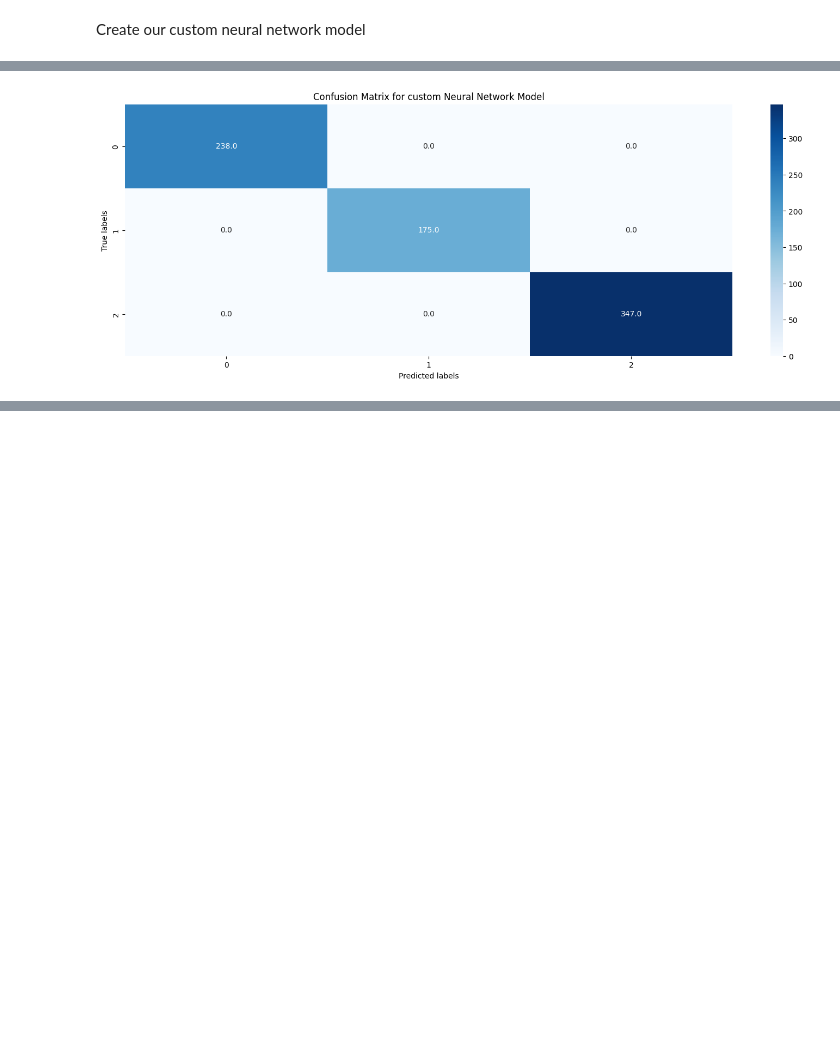
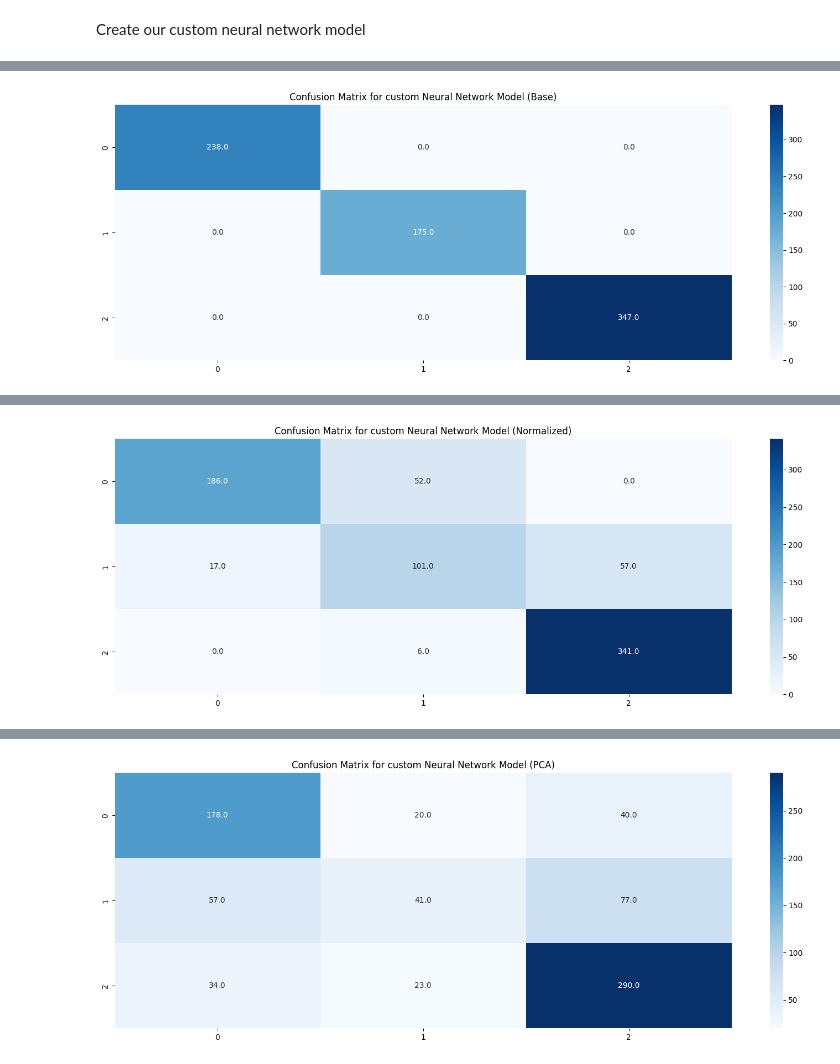
Before and after one commit to mathewsjoyy/Project_Code_Year3, a Jupyter notebook: Code/project_COPY_TEST.ipynb, the cells around one changed output, grey strips where cells are left out. Drawn from its saved outputs; the diff is of its cells as text; code cells hidden in the pictures; blank space fills up the shorter version.

Commit message:
found bug in confusion matrix code, and finished rest of nn code

```diff
--- a/Code/project_COPY_TEST.ipynb
+++ b/Code/project_COPY_TEST.ipynb
@@ -915,15 +909,22 @@ Test Accuracy (Normalized): 0.8263157606124878
 # %%
-# Produce a confusion matrix for the neural network model
-conf_matrix = confusion_matrix(np.argmax(y_test, axis=1), np.argmax(model.predict(X_test), axis=1))
+# Function to plot the confusion matrix for the neural network model
+def plot_confusion_matrix(name, X_test, y_test, model):
+    # Set our x, y labels and title
+    plt.xlabel('Predicted labels')
+    plt.ylabel('True labels')
+    plt.title(f'Confusion Matrix for custom Neural Network Model ({name})')
 
-# Plot the confusion matrix
-sns.heatmap(conf_matrix, annot=True, cmap='Blues', fmt='.1f')
+    # Produce a confusion matrix for the neural network model
+    conf_matrix = confusion_matrix(np.argmax(y_test, axis=1), np.argmax(model.predict(X_test), axis=1))
 
-# Set our x, y labels and title
-plt.xlabel('Predicted labels')
-plt.ylabel('True labels')
-plt.title(f'Confusion Matrix for custom Neural Network Model')
+    # Plot the confusion matrix
+    sns.heatmap(conf_matrix, annot=True, cmap='Blues', fmt='.1f')
 
-# Display the plot
-plt.show()
+    # Display the plot
+    plt.show()
+
+# Plot confusion matrix for the neural network models
+plot_confusion_matrix('Base', X_test, y_test, model)
+plot_confusion_matrix('Normalized', X_test_normalized, y_test, model_normalized)
+plot_confusion_matrix('PCA', X_test_PCA, y_test, model_PCA)
 # %% [output]
@@ -931 +932 @@ plt.show()
-[figure, old version]
+[figure, new version]
@@ -931,0 +934 @@ plt.show()
+[figure, added]
@@ -931,0 +936 @@ plt.show()
+[figure, added]
```
Also changed, not shown: parts of 8 cells of this notebook.
